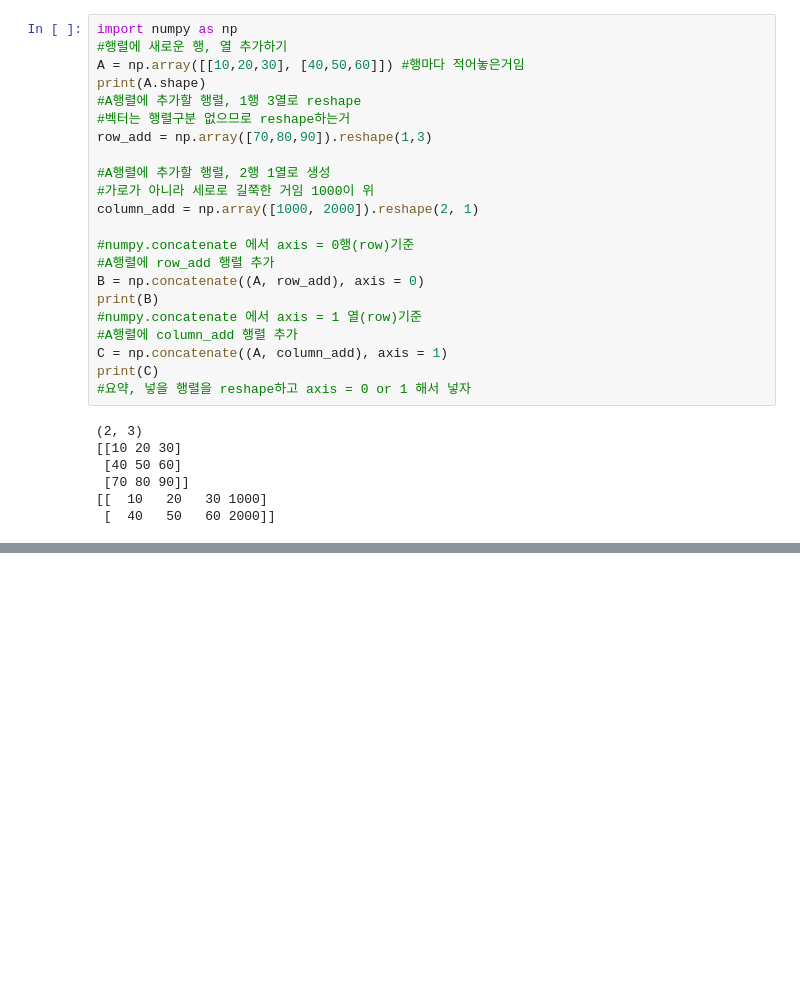
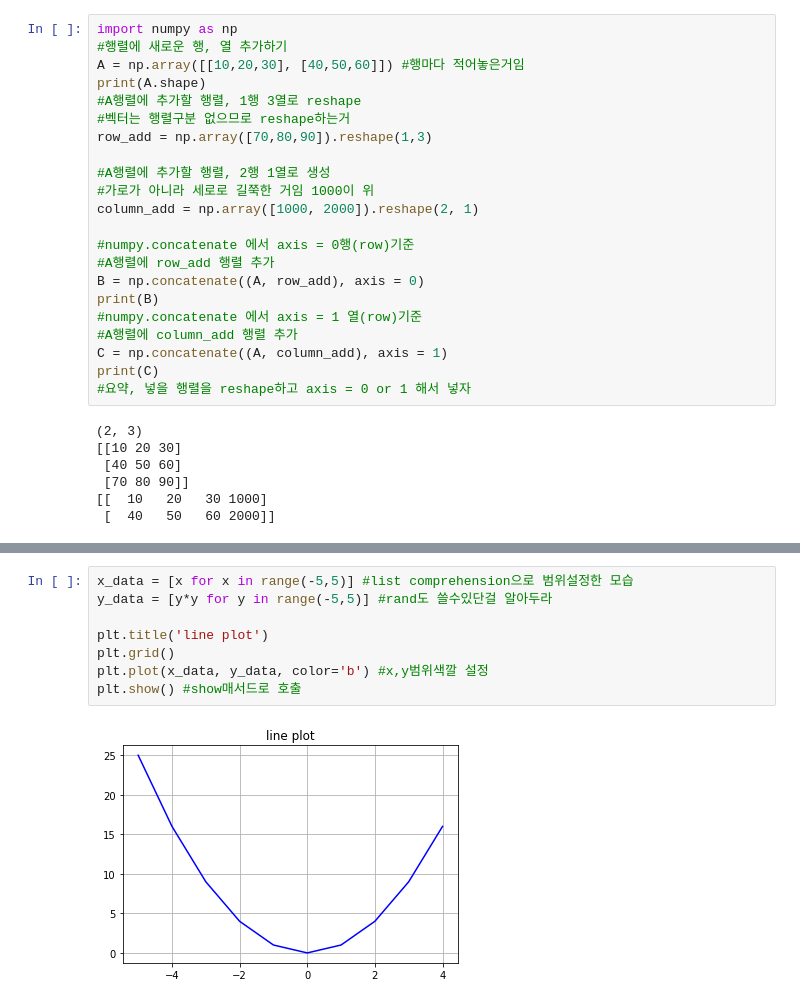
Before and after one commit to nowaveosu/AI_study, a Jupyter notebook: 2022_02_23.ipynb, the cells around one changed output, grey strips where cells are left out. Drawn from its saved outputs; the diff is of its cells as text; blank space fills up the shorter version.

```diff
--- a/2022_02_23.ipynb
+++ b/2022_02_23.ipynb
@@ -45,0 +131,10 @@ OSError: ./data-01.csv not found.
+# %%
+x_data = [x for x in range(-5,5)] #list comprehension으로 범위설정한 모습
+y_data = [y*y for y in range(-5,5)] #rand도 쓸수있단걸 알아두라
+
+plt.title('line plot')
+plt.grid()
+plt.plot(x_data, y_data, color='b') #x,y범위색깔 설정
+plt.show() #show매서드로 호출
+# %% [output]
+[figure, added]
```
Also changed, not shown: parts of 14 cells of this notebook.
